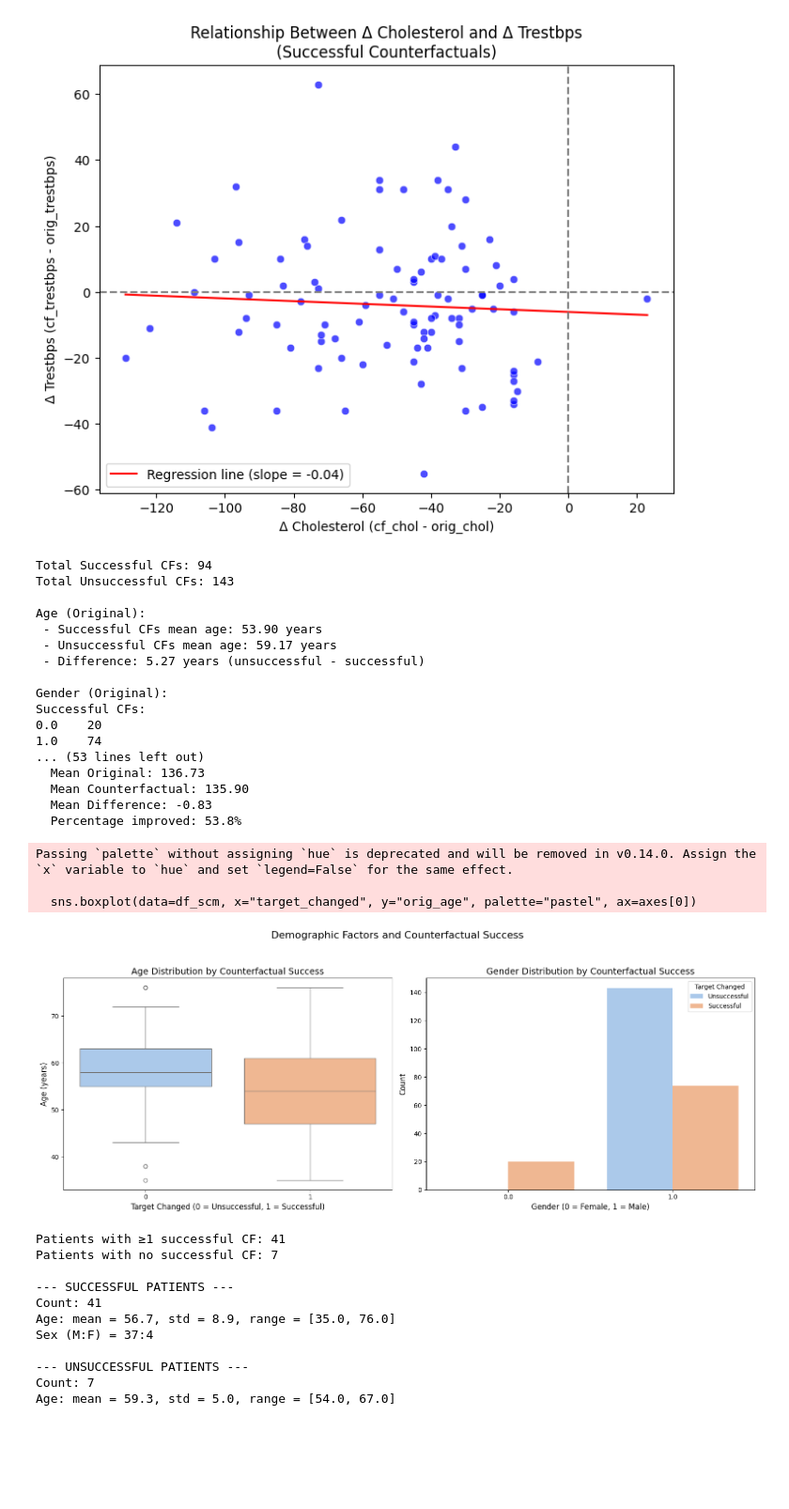
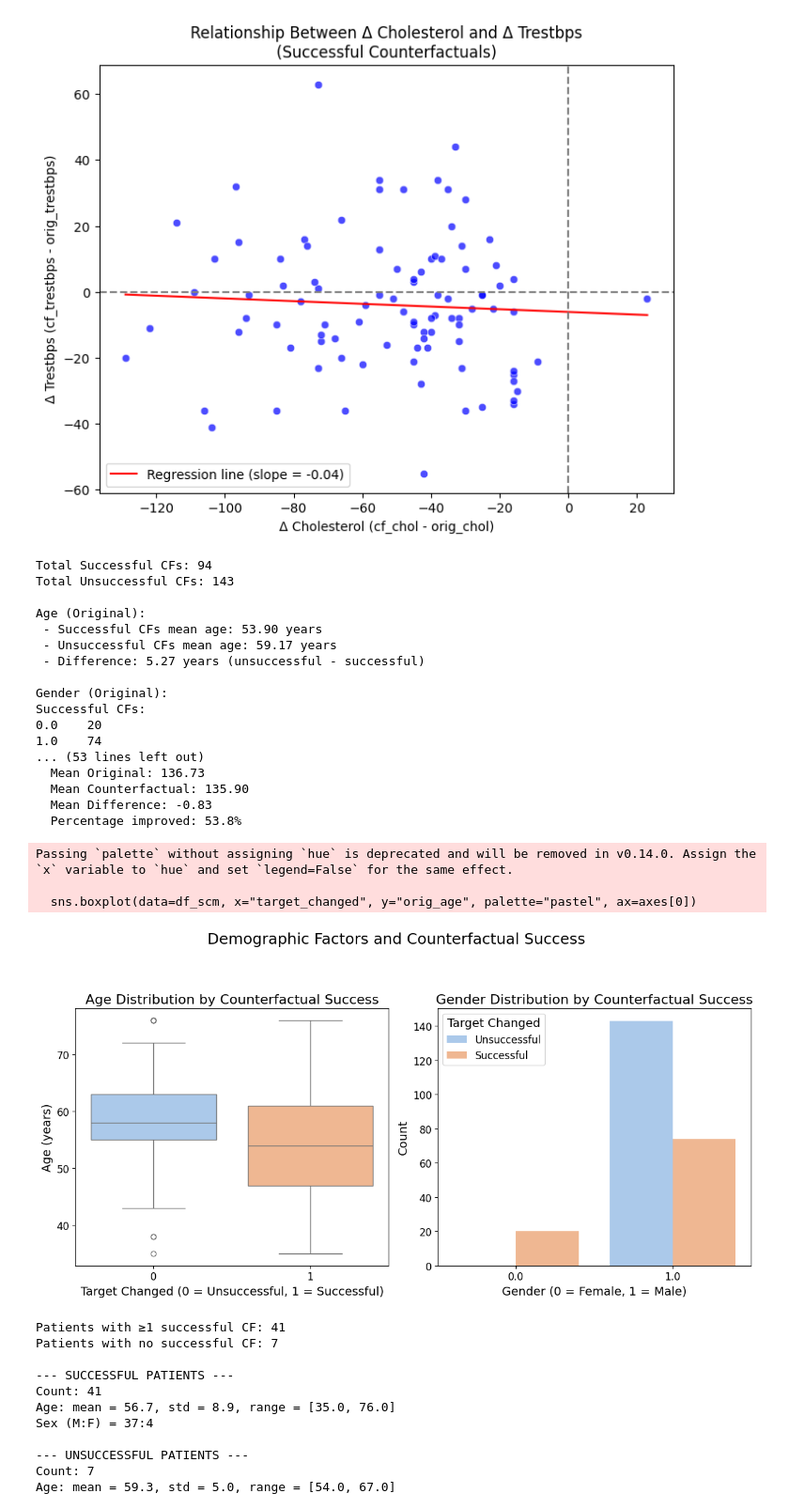
Before and after one commit to PMK1991/cvd_counterfactual_pipeline, a Jupyter notebook: nb_cvd_exp_eda_results.ipynb, the cells around one changed output. Shown at 94% size. Saved outputs shown, nothing was run; the diff lists cells and outputs as text; code cells hidden in the pictures; blank space fills up the shorter version.

```diff
--- a/nb_cvd_exp_eda_results.ipynb
+++ b/nb_cvd_exp_eda_results.ipynb
@@ -172,7 +172,7 @@ n_features = len(features)
 n_cols = 3  # number of columns in the grid
 n_rows = (n_features + n_cols - 1) // n_cols
 
-fig, axes = plt.subplots(n_rows, n_cols, figsize=(20, 8), sharey=False)
+fig, axes = plt.subplots(n_rows, n_cols, figsize=(12, 8), sharey=False) # Changed figsize from (20, 8) to (12, 8)
 axes = axes.flatten()
 
 for i, feature in enumerate(features):
@@ -187,15 +187,17 @@ for i, feature in enumerate(features):
         dodge=False,  # Prevents splitting by hue
         legend=False  # Suppress legend
     )
-    ax.set_title(f"{feature.upper()}")
-    ax.set_xlabel("")
-    ax.set_ylabel("Value")
+    ax.set_title(f"{feature.upper()}", fontsize=18) # Increased font size
+    ax.set_xlabel("", fontsize=14) # Increased font size (though label is empty)
+    ax.set_ylabel("Value", fontsize=16) # Increased font size
+    ax.tick_params(axis='both', which='major', labelsize=12) # Increased tick label size
 
 # If there are any empty subplots, hide them
 for j in range(i + 1, len(axes)):
     axes[j].axis("off")
 
-plt.suptitle("Original vs. Counterfactual Feature Values", fontsize=16, y=1.02)
-plt.tight_layout()
+plt.suptitle("Original vs. Counterfactual Feature Values", fontsize=20, y=1.03) # Increased font size and adjusted y
+plt.tight_layout(rect=[0, 0, 1, 0.98]) # Adjust layout to prevent suptitle overlap
+plt.savefig('original_vs_counterfactual_features.png', dpi=600) # Added dpi for higher resolution
 plt.show()
 # %% [output]
@@ -691,53 +693,55 @@ for feat, stats in improvement_summary.items():
     print(f"  Mean Difference: {stats['mean_diff']:.2f}")
     print(f"  Percentage improved: {stats['pct_improve']:.1f}%\n")
 
-# -------------------------------
+
 # 4. Visualize Demographic Differences
 # -------------------------------
 # Create a figure with two subplots side by side
-fig, axes = plt.subplots(1, 2, figsize=(16, 6))
+fig, axes = plt.subplots(1, 2, figsize=(12, 6)) # Adjusted figsize
 
 # First subplot: Age distribution boxplot
 sns.boxplot(data=df_scm, x="target_changed", y="orig_age", palette="pastel", ax=axes[0])
-axes[0].set_title("Age Distribution by Counterfactual Success", fontsize=14)
-axes[0].set_xlabel("Target Changed (0 = Unsuccessful, 1 = Successful)", fontsize=12)
-axes[0].set_ylabel("Age (years)", fontsize=12)
+axes[0].set_title("Age Distribution by Counterfactual Success", fontsize=16) # Increased fontsize
+axes[0].set_xlabel("Target Changed (0 = Unsuccessful, 1 = Successful)", fontsize=14) # Increased fontsize
+axes[0].set_ylabel("Age (years)", fontsize=14) # Increased fontsize
+axes[0].tick_params(axis='both', which='major', labelsize=12) # Added tick label size
 
 # Second subplot: Gender distribution countplot
 sns.countplot(data=df_scm, x="orig_sex", hue="target_changed", palette="pastel", ax=axes[1])
-axes[1].set_title("Gender Distribution by Counterfactual Success", fontsize=14)
-axes[1].set_xlabel("Gender (0 = Female, 1 = Male)", fontsize=12)
-axes[1].set_ylabel("Count", fontsize=12)
-axes[1].legend(title="Target Changed", labels=["Unsuccessful", "Successful"])
+axes[1].set_title("Gender Distribution by Counterfactual Success", fontsize=16) # Increased fontsize
+axes[1].set_xlabel("Gender (0 = Female, 1 = Male)", fontsize=14) # Increased fontsize
+axes[1].set_ylabel("Count", fontsize=14) # Increased fontsize
+axes[1].legend(title="Target Changed", labels=["Unsuccessful", "Successful"], fontsize=12, title_fontsize=14) # Increased fontsize
+axes[1].tick_params(axis='both', which='major', labelsize=12) # Added tick label size
 
 # Add a super title for the entire figure
-fig.suptitle("Demographic Factors and Counterfactual Success", fontsize=16, y=1.05)
+fig.suptitle("Demographic Factors and Counterfactual Success", fontsize=18, y=1.03) # Increased fontsize and adjusted y
 
 # Adjust layout
-plt.tight_layout()
+plt.tight_layout(rect=[0, 0, 1, 0.95]) # Adjusted rect to prevent suptitle overlap
 plt.show()
 # %% [output]
 Total Successful CFs: 94
 Total Unsuccessful CFs: 143
 
 Age (Original):
  - Successful CFs mean age: 53.90 years
  - Unsuccessful CFs mean age: 59.17 years
  - Difference: 5.27 years (unsuccessful - successful)
 
 Gender (Original):
 Successful CFs:
 0.0    20
 1.0    74
 ... (53 lines left out)
   Mean Original: 136.73
   Mean Counterfactual: 135.90
   Mean Difference: -0.83
   Percentage improved: 53.8%
 Passing `palette` without assigning `hue` is deprecated and will be removed in v0.14.0. Assign the `x` variable to `hue` and set `legend=False` for the same effect.
 
   sns.boxplot(data=df_scm, x="target_changed", y="orig_age", palette="pastel", ax=axes[0])
-[figure, old version]
+[figure, new version]
 # %%
 import pandas as pd
 import numpy as np
```
Also changed, not shown: parts of 1 cell of this notebook, 7 other files.
